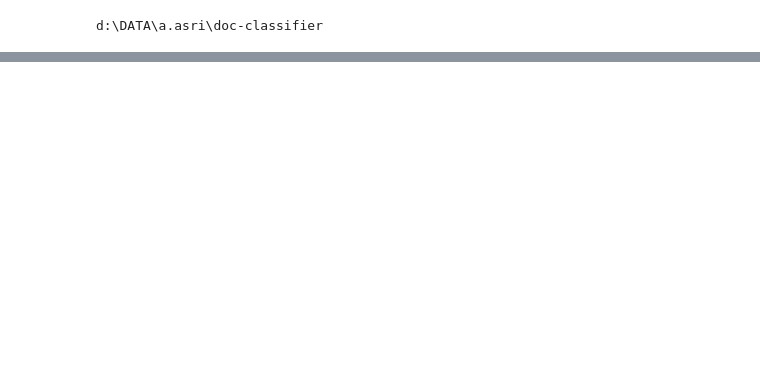
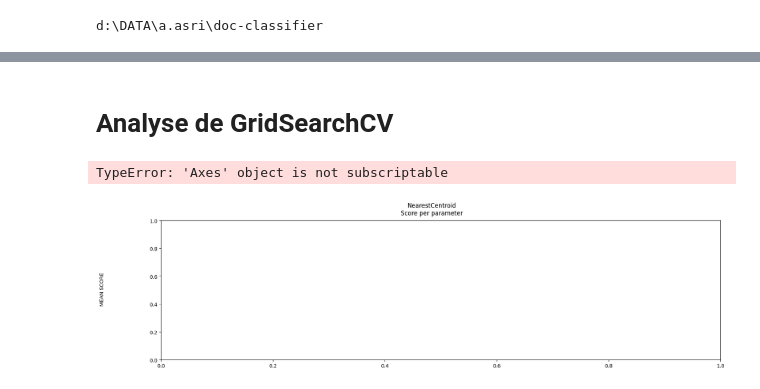
Before and after one commit to HSrbyte/doc-classifier, a Jupyter notebook: notebooks/10-aasri-tfidf-modeling-text.ipynb, the cells around one changed output, grey strips where cells are left out. Cells and saved outputs as stored; diff of their text form; code cells hidden in the pictures; blank space fills up the shorter version.

```diff
--- a/notebooks/10-aasri-tfidf-modeling-text.ipynb
+++ b/notebooks/10-aasri-tfidf-modeling-text.ipynb
@@ -301,0 +33,8 @@ combined_df
+# %%
+df_train['words'] = df_train['words'].fillna('')
+df_test['words'] = df_test['words'].fillna('')
+
+X_train = df_train.drop('category', axis=1)
+y_train = df_train['category']
+X_test = df_test.drop('category', axis=1)
+y_test = df_test['category']
@@ -301,0 +43,4 @@ combined_df
+# %%
+le = load("models/target_LabelEncoder.joblib")
+y_train = le.transform(y_train)
+y_test = le.transform(y_test)
@@ -301,0 +49,11 @@ combined_df
+# %%
+X_train_corpus = X_train['words'].tolist()
+X_test_corpus = X_test['words'].tolist()
+
+tfidf_vectorizer = load('models/TfidfVectorizer.joblib')
+
+X_train_tfidf = tfidf_vectorizer.transform(X_train_corpus)
+X_train_tfidf = X_train_tfidf.toarray()
+
+X_test_tfidf = tfidf_vectorizer.transform(X_test_corpus)
+X_test_tfidf = X_test_tfidf.toarray()
@@ -301,0 +285,14 @@ combined_df
+# %% [markdown]
+# Analyse de GridSearchCV
+# %%
+data_results = read_jsonfile('models/tfidfOnly_GridSearchCV_result.json')
+# %%
+models = ['NearestCentroid', 'RandomForestClassifier', 'ExtraTreesClassifier', 'LGBMClassifier', 'LogisticRegression', 'XGBClassifier']
+for model_name in models:
+    model_result = copy.deepcopy(data_results[model_name])
+    plot_search_results(model_result['cv_results'], model_result['best_params'], model_result['param_grid'], model_name)
+    print("Best params:", model_result['best_params'])
+    print("="*100)
+# %% [output]
+TypeError: 'Axes' object is not subscriptable
+[figure, added]
```
Also changed, not shown: parts of 33 cells of this notebook.
